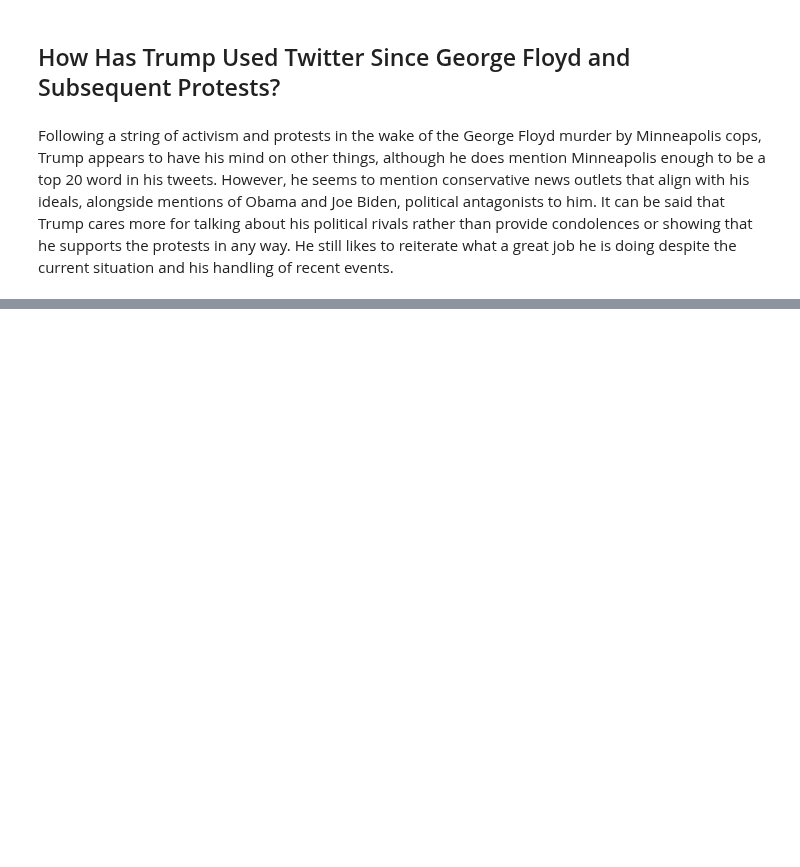
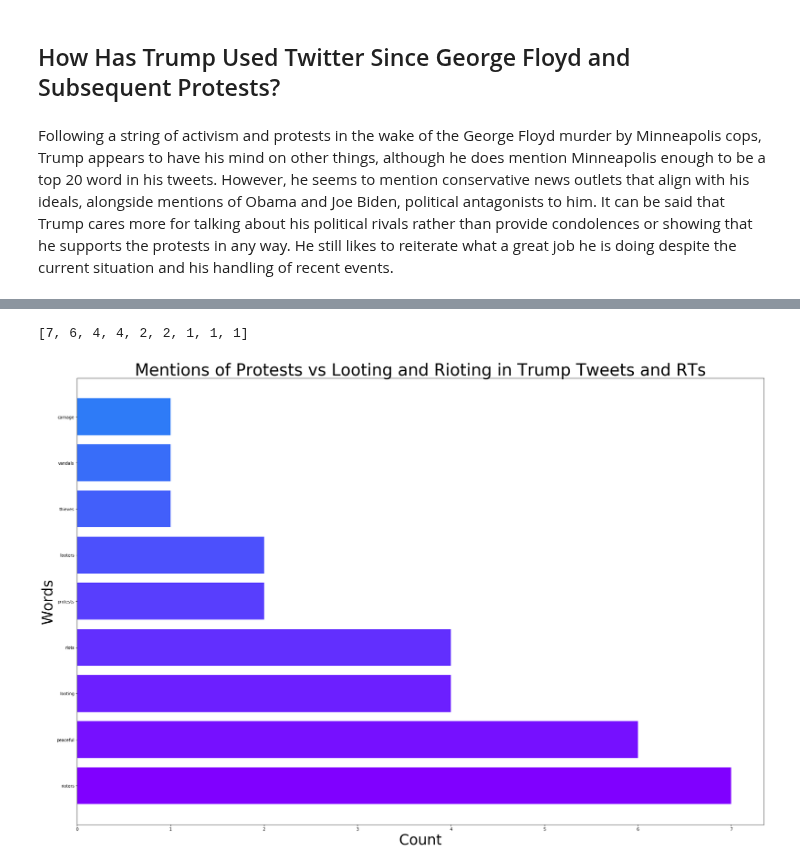
Before and after one commit to irwinmier96/Side_Projects, a Jupyter notebook: Tweets from Trump 2020/tweets_since_minneapolis.ipynb, the cells around one changed output, grey strips where cells are left out. Drawn from its saved outputs; the diff is of its cells as text; code cells hidden in the pictures; blank space fills up the shorter version.

```diff
--- a/Tweets from Trump 2020/tweets_since_minneapolis.ipynb
+++ b/Tweets from Trump 2020/tweets_since_minneapolis.ipynb
@@ -159,0 +162,14 @@ Following a string of activism and protests in the wake of the George Floyd murd
+# %%
+## Words to count: rioters, protests,thieves, vandals, carnage, riots, peaceful
+target_list = []
+target_count = []
+target_words = ['peaceful', 'protests', 'thieves', 'looting', 'looters', 'vandals','rioters','riot', 'riots', 'carnage']
+
+
+new_target_words = [w for w in words if w in target_words]
+# %%
+counted_target_words = collections.Counter(new_target_words)
+
+for letter, count in counted_target_words.most_common(20):
+    target_list.append(letter)
+    target_count.append(count)
@@ -159,0 +196,19 @@ Following a string of activism and protests in the wake of the George Floyd murd
+# %%
+target_count
+# %% [output]
+[7, 6, 4, 4, 2, 2, 1, 1, 1]
+# %%
+colors = cm.rainbow(np.linspace(0, 1, 50))
+
+
+plt.figure(figsize=(30,20))
+plt.title('Mentions of Protests vs Looting and Rioting in Trump Tweets and RTs', fontsize = 40)
+plt.xlabel('Count', size = 35)
+plt.ylabel('Words', size = 35)
+plt.tick_params(axis = 'both', which = 'minor', labelsize = 20)
+plt.barh(target_list, target_count, color=colors)
+
+plt.savefig("Visualizations/Mentions_of_Protests_and_Riots_Count")
+plt.show()
+# %% [output]
+[figure, added]
```
Also changed, not shown: parts of 9 cells of this notebook, 3 other files.
